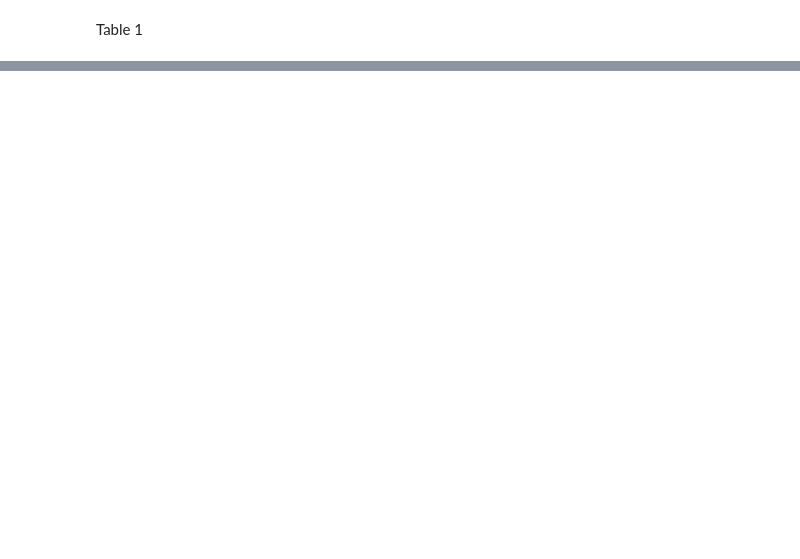
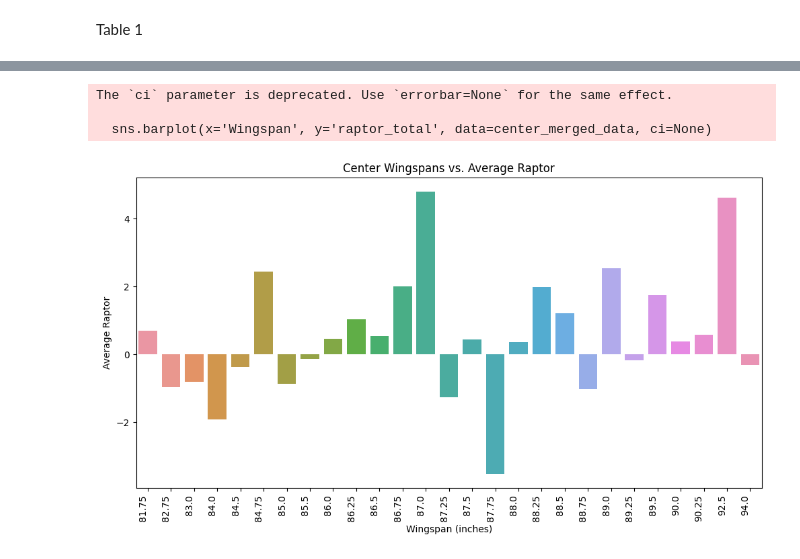
Before and after one commit to ipopStats/Nyhus_Popper_CMPS3160_Project, a Jupyter notebook: Wingspans.ipynb, the cells around one changed output, grey strips where cells are left out. Drawn from its saved outputs; the diff is of its cells as text; code cells hidden in the pictures; blank space fills up the shorter version.

```diff
--- a/Wingspans.ipynb
+++ b/Wingspans.ipynb
@@ -228,0 +221,8 @@ plt.show()
+# %%
+!git clone --depth 1 --filter=blob:none --sparse https://github.com/fivethirtyeight/data.git
+%cd data
+!git sparse-checkout init --cone
+!git sparse-checkout set nba-raptor
+Raptor = pd.read_csv('/content/data/nba-raptor/modern_RAPTOR_by_player.csv')
+raptor = Raptor[Raptor['mp'] > 400]
+raptor.head(5) #Read csv and display first 5 rows
@@ -228,0 +254,8 @@ plt.show()
+# %%
+#Importing libraries for data analysis:
+import pandas as pd
+import matplotlib.pyplot as plt
+import seaborn as sns
+
+#Join datasets
+center_merged_data = pd.merge(raptor, wingspan_center, how='inner', left_on='player_name', right_on='Name')
@@ -228,0 +281,16 @@ plt.show()
+# %%
+# Grouped bar chart: Wingspan vs. Average Raptor
+plt.figure(figsize=(12, 6))
+
+sns.barplot(x='Wingspan', y='raptor_total', data=center_merged_data, ci=None)
+plt.title('Center Wingspans vs. Average Raptor')
+plt.xlabel('Wingspan (inches)')
+plt.ylabel('Average Raptor')
+
+plt.xticks(rotation=90, ha='right')
+plt.show()
+# %% [output]
+The `ci` parameter is deprecated. Use `errorbar=None` for the same effect.
+
+  sns.barplot(x='Wingspan', y='raptor_total', data=center_merged_data, ci=None)
+[figure, added]
```
Also changed, not shown: parts of 46 cells of this notebook.
